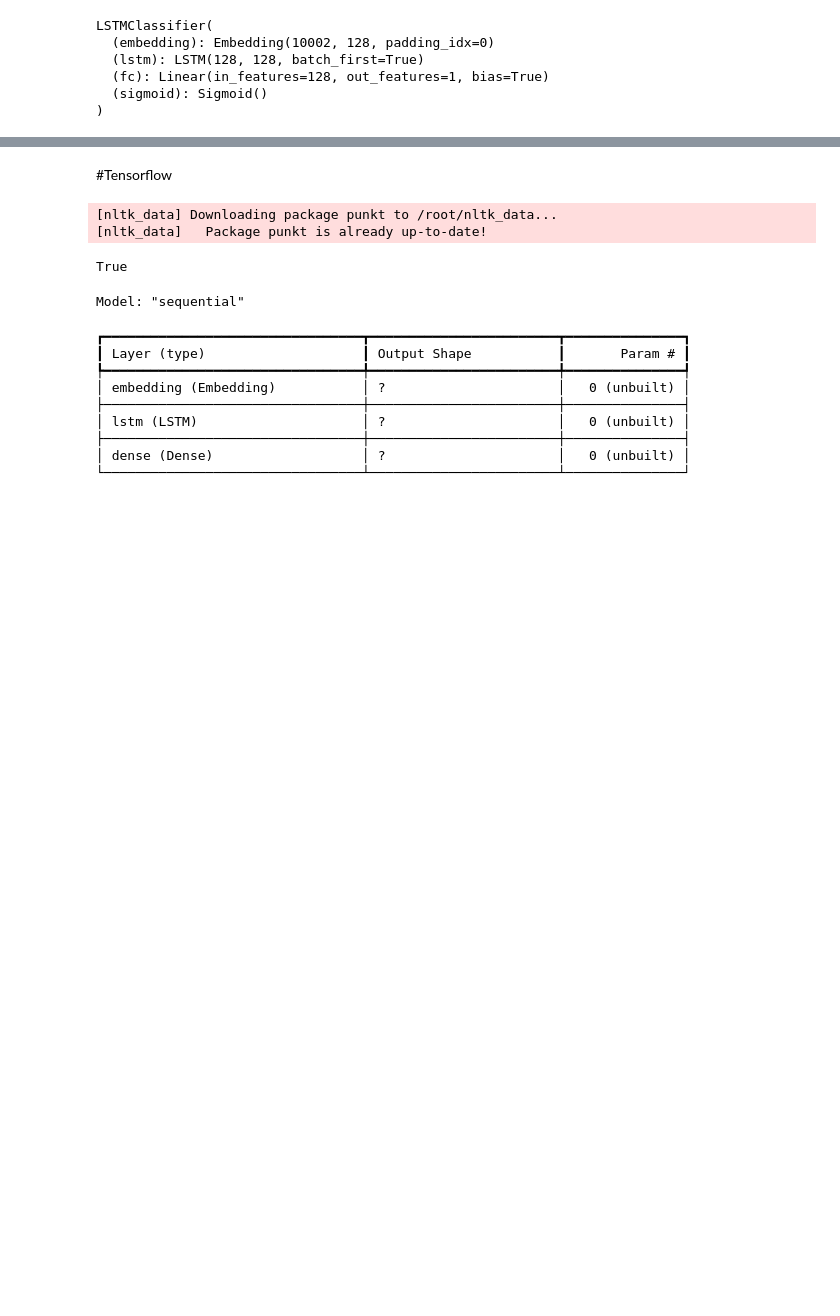
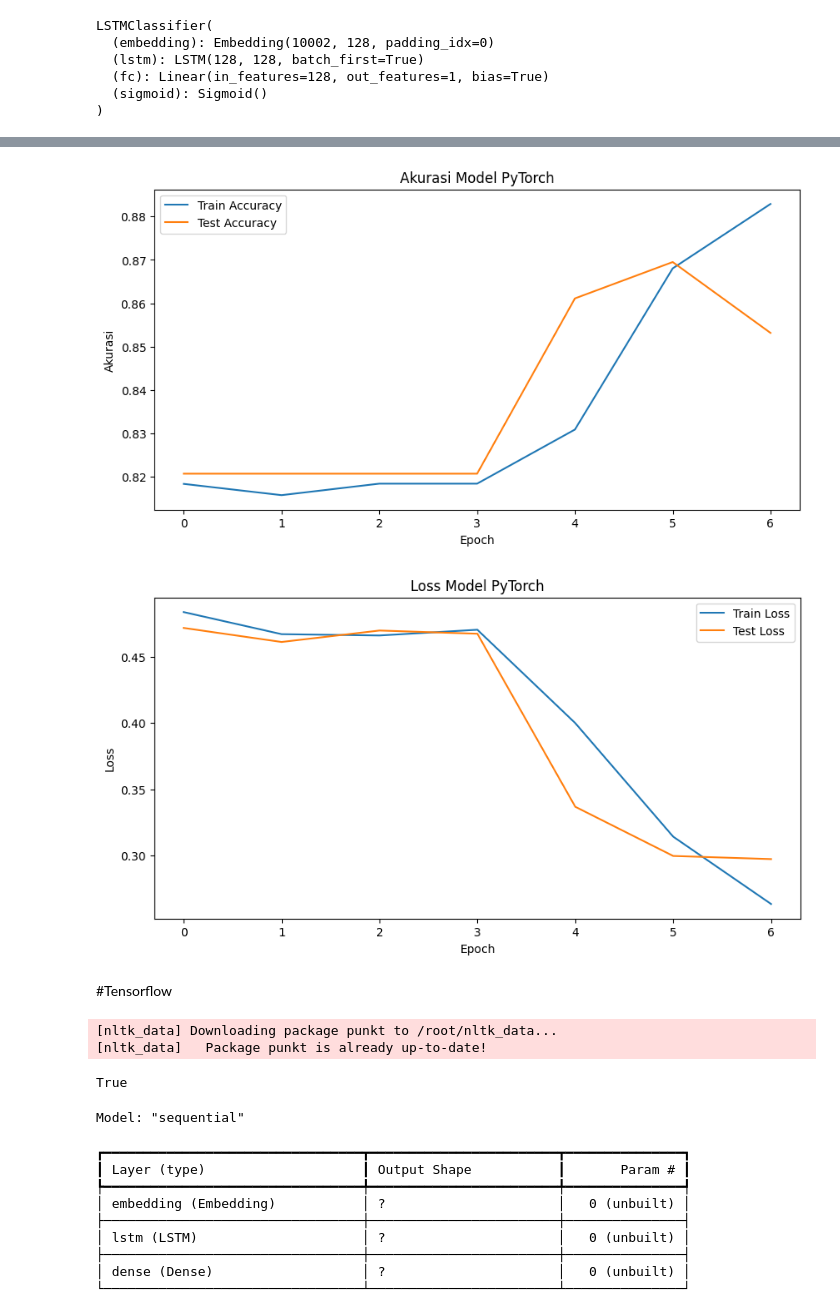
Before and after one commit to mdzikrim/DeepLearning, a Jupyter notebook: LSTM_ReviewTokoBaju.ipynb, the cells around one changed output, grey strips where cells are left out. Saved outputs shown, nothing was run; the diff lists cells and outputs as text; code cells hidden in the pictures; blank space fills up the shorter version.

```diff
--- a/LSTM_ReviewTokoBaju.ipynb
+++ b/LSTM_ReviewTokoBaju.ipynb
@@ -191,3 +191,25 @@ AUC      : 0.7187
+# %%
+plt.figure(figsize=(10, 5))
+plt.plot(train_acc_list, label='Train Accuracy')
+plt.plot(test_acc_list, label='Test Accuracy')
+plt.title('Akurasi Model PyTorch')
+plt.xlabel('Epoch')
+plt.ylabel('Akurasi')
+plt.legend()
+plt.show()
+
+# Plot Loss
+plt.figure(figsize=(10, 5))
+plt.plot(train_loss_list, label='Train Loss')
+plt.plot(test_loss_list, label='Test Loss')
+plt.title('Loss Model PyTorch')
+plt.xlabel('Epoch')
+plt.ylabel('Loss')
+plt.legend()
+plt.show()
+# %% [output]
+[figure, added]
+[figure, added]
 # %% [markdown]
 #Tensorflow
 # %%
```
Also changed, not shown: parts of 6 cells of this notebook.
